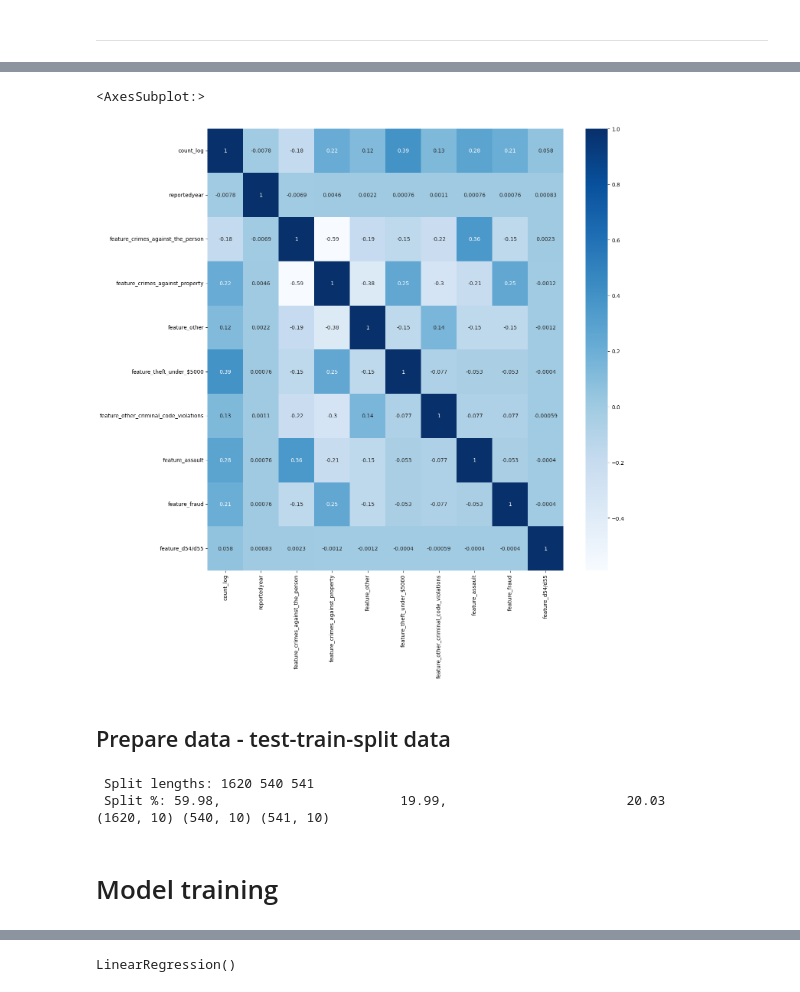
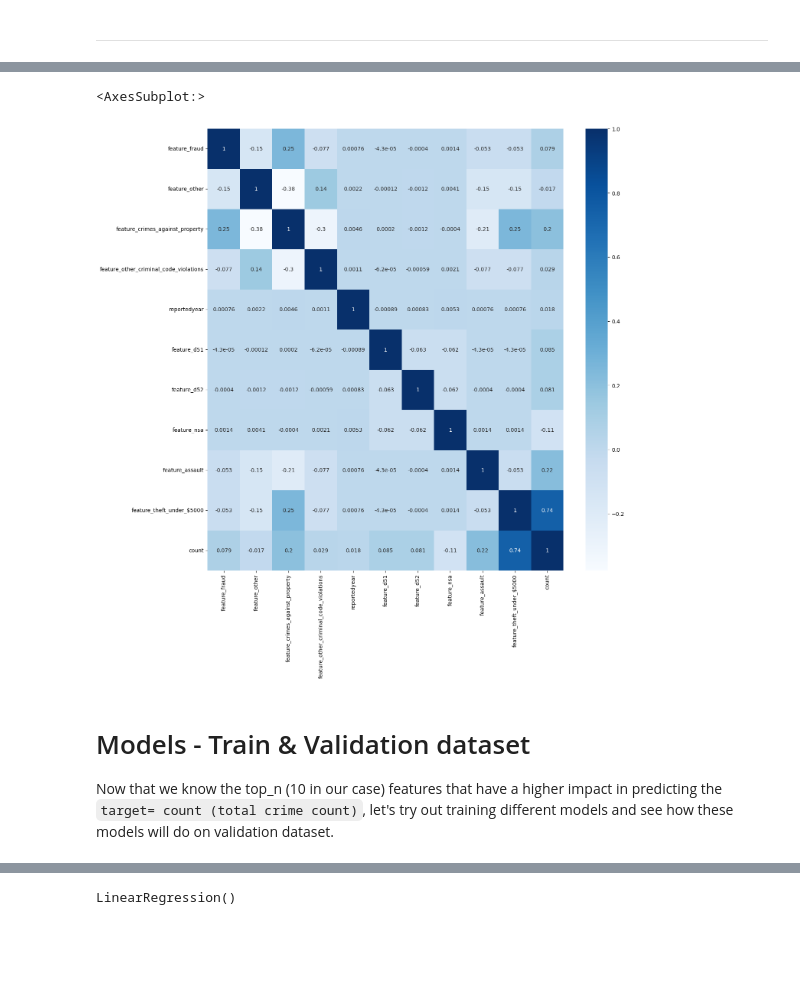
Before and after one commit to tummala-hareesh/ml_zoomcamp_ht, a Jupyter notebook: ipynb/midterm_project/notebook_midterm_project.ipynb, the cells around one changed output, grey strips where cells are left out. Drawn from its saved outputs; the diff is of its cells as text; code cells hidden in the pictures; blank space fills up the shorter version.

```diff
--- a/ipynb/midterm_project/notebook_midterm_project.ipynb
+++ b/ipynb/midterm_project/notebook_midterm_project.ipynb
@@ -365,14 +620,6 @@ df_copy.head()
 # %%
-for feature in list_features_cat:
-    print('feature:', feature)
-    for item in df_copy[feature].unique():
-        print(' -- item:',item)
-        df_copy[f'feature_{item}'] = (df_copy[feature] == item).astype('int')
-
-    del df_copy[feature]
-
-# Drop count (as we will use count_log as target)
-del df_copy['count']
+# Call prepare_features function
+df_copy, target_max = prepare_features(df_copy, list_features_cat)
 # %% [output]
 feature: geodivision
  -- item: d11
@@ -475,0 +682,3 @@ def get_mutual_info_count_score(series):
+# %%
+# Test-Train Split
+df_train, X_train, y_train, df_val, X_val, y_val, df_test, X_test, y_test = prepare_dataset(df_copy, df_copy.columns.to_list(), target='count', verbose=True)
@@ -476,6 +693,4 @@ def get_mutual_info_count_score(series):
 # %%
-list_features_all = df_copy.columns.to_list()
-#list_features = utils.remove_from_list(list_features_all, 'count_log')
-list_features = list_features_all.copy()
-list_features[:2]
+# Call func to create RF regressor
+model_rf_fi = create_randomforest_regmodel(X_train, y_train, X_val, y_val)
 # %% [output]
@@ -502,0 +699,7 @@ list_features_topn
+# %%
+# Plot important features and their corr
+features_imp_all, features_imp = plot_feature_importance(model_rf_fi, X_train, top_n=10, show=True)
+
+# Append target=count to features_imp
+features_imp = np.append(features_imp, 'count')
+features_imp_all = np.append(features_imp_all, 'count')
@@ -503,16 +708,7 @@ list_features_topn
 # %%
 # Plot heatmpa of correlation matrix
 plt.figure(figsize=(15, 15))
-sns.heatmap(df_copy[list_features_topn].corr(), cmap="Blues", annot=True)
+sns.heatmap(df_copy[features_imp].corr(), cmap="Blues", annot=True)
 # %% [output]
 <AxesSubplot:>
-[figure, old version]
+[figure, new version]
-# %% [markdown]
-## Prepare data - test-train-split data
-# %%
-df_train0, df_val0, df_test0 = utils.split_datasets_602020(df_copy[list_features_topn], randstate=11, verbose=True)
-print(df_train0.shape, df_val0.shape, df_test0.shape)
-# %% [output]
- Split lengths: 1620 540 541
- Split %: 59.98,                       19.99,                       20.03
-(1620, 10) (540, 10) (541, 10)
@@ -525,3 +715,4 @@ X_test, y_test   = utils.dataset_into_features_and_target(df_test0, target)
 # %% [markdown]
-# Model training
+# Models - Train & Validation dataset
+Now that we know the top_n (10 in our case) features that have a higher impact in predicting the `target= count (total crime count)`, let's try out training different models and see how these models will do on validation dataset.
 # %%
```
Also changed, not shown: parts of 108 cells of this notebook, 5 other files.
